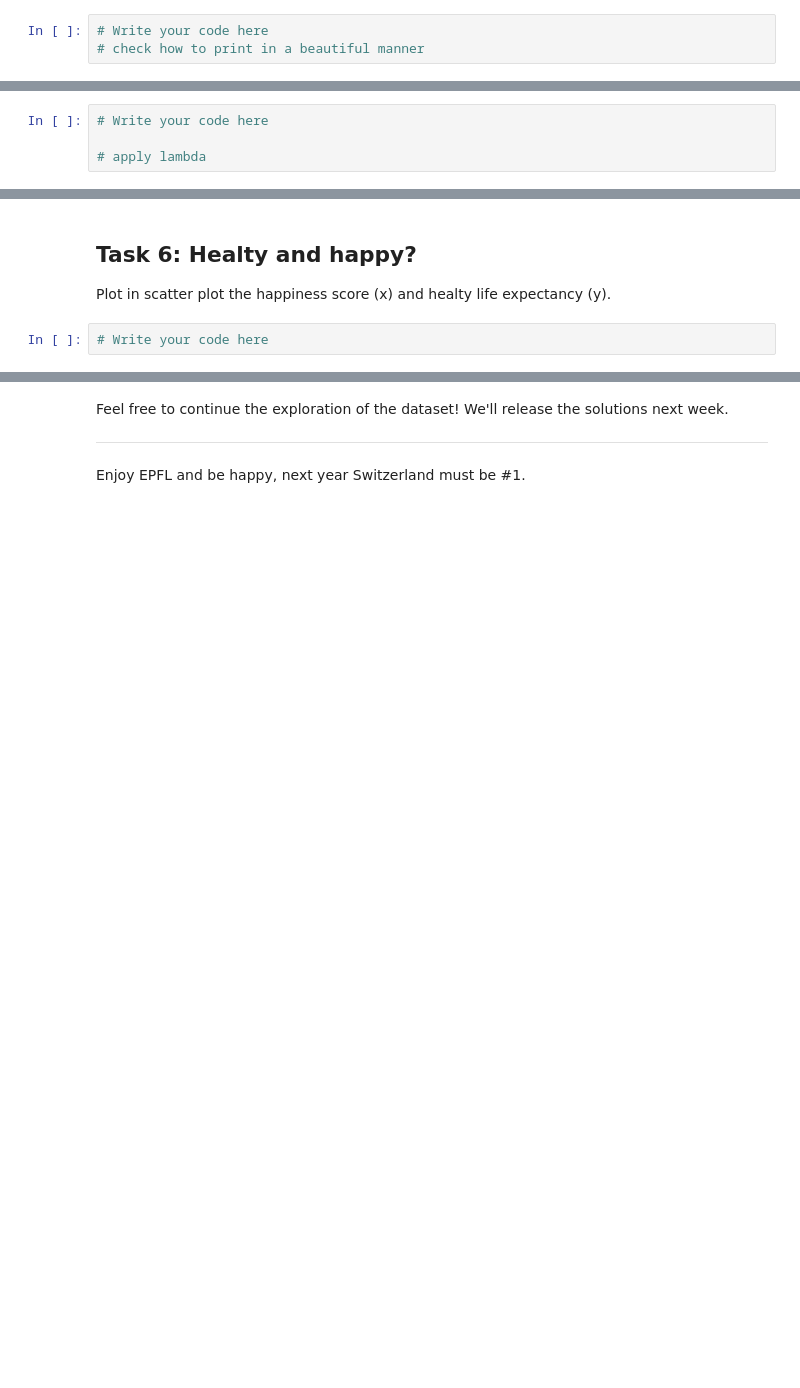
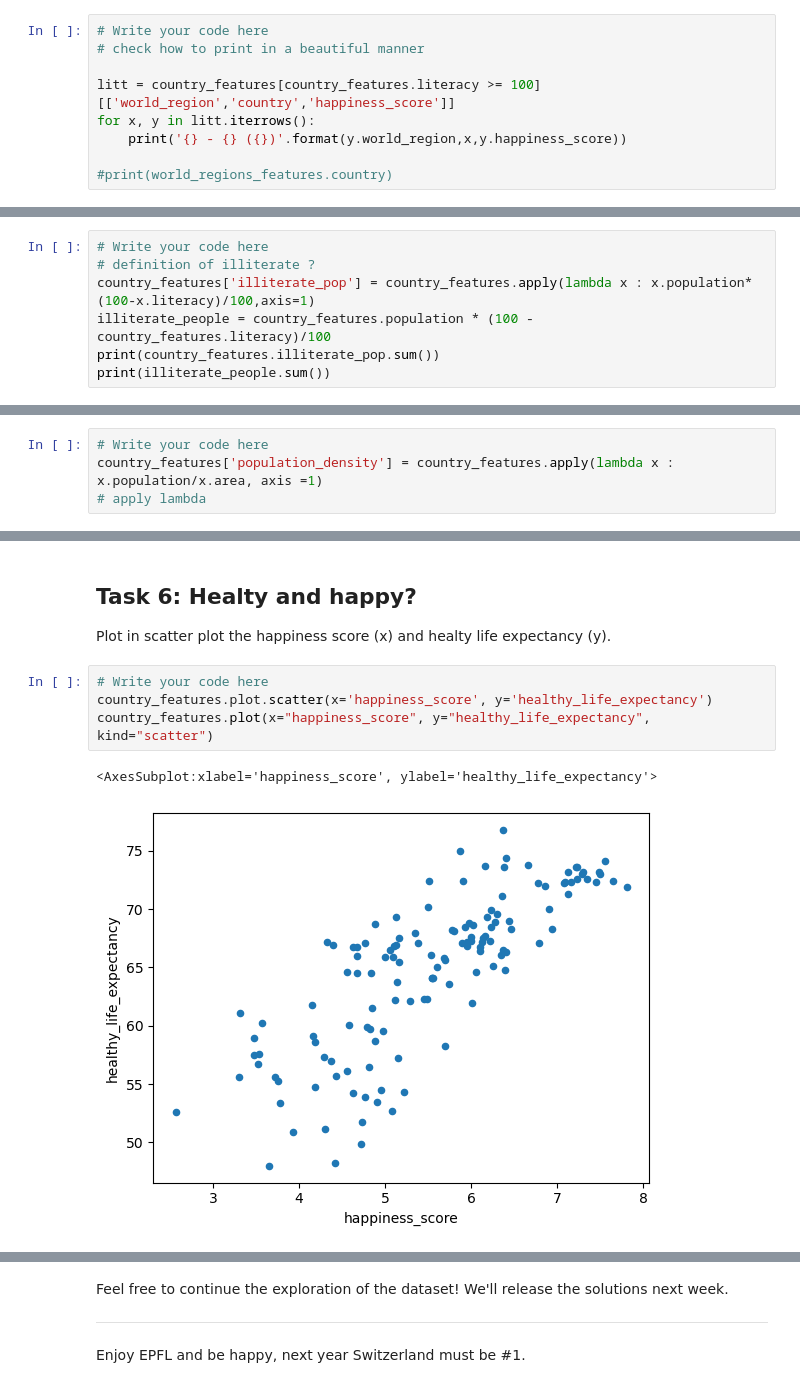
Before and after one commit to sobsun/ada_storage, a Jupyter notebook: Tutorials/01 - Handling data/Happiness.ipynb, the cells around one changed output, grey strips where cells are left out. Saved outputs shown, nothing was run; the diff lists cells and outputs as text; blank space fills up the shorter version.

```diff
--- a/Tutorials/01 - Handling data/Happiness.ipynb
+++ b/Tutorials/01 - Handling data/Happiness.ipynb
@@ -157,3 +244,9 @@ For each country, print the name and the world region with the format: *{region
 # %%
 # Write your code here
 # check how to print in a beautiful manner
+
+litt = country_features[country_features.literacy >= 100][['world_region','country','happiness_score']]
+for x, y in litt.iterrows():
+    print('{} - {} ({})'.format(y.world_region,x,y.happiness_score))
+
+#print(world_regions_features.country)
@@ -171,0 +304,7 @@ Print the raw number and the percentage of world population that is illiterate.
+# %%
+# Write your code here
+# definition of illiterate ?
+country_features['illiterate_pop'] = country_features.apply(lambda x : x.population*(100-x.literacy)/100,axis=1)
+illiterate_people = country_features.population * (100 - country_features.literacy)/100
+print(country_features.illiterate_pop.sum())
+print(illiterate_people.sum())
@@ -175,7 +317,7 @@ Print the raw number and the percentage of world population that is illiterate.
 Add to the dataframe a new field called *population_density* computed by dividing *population* by *area*.
 # %%
 # Write your code here
-
+country_features['population_density'] = country_features.apply(lambda x : x.population/x.area, axis =1)
 # apply lambda
 # %% [markdown]
 What is the happiness score of the 3 countries with lowest population density?
@@ -185,5 +346,10 @@ What is the happiness score of the 3 countries with lowest population density?
 ## Task 6: Healty and happy?
 
 Plot in scatter plot the happiness score (x) and healty life expectancy (y).
-# %%
-# Write your code here
+# %%
+# Write your code here
+country_features.plot.scatter(x='happiness_score', y='healthy_life_expectancy')
+country_features.plot(x="happiness_score", y="healthy_life_expectancy", kind="scatter")
+# %% [output]
+<AxesSubplot:xlabel='happiness_score', ylabel='healthy_life_expectancy'>
+[figure, added]
```
Also changed, not shown: parts of 19 cells of this notebook, 12 other files.
